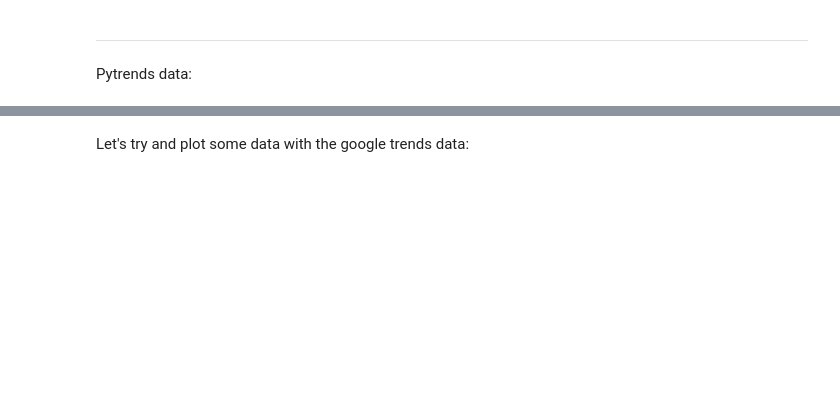
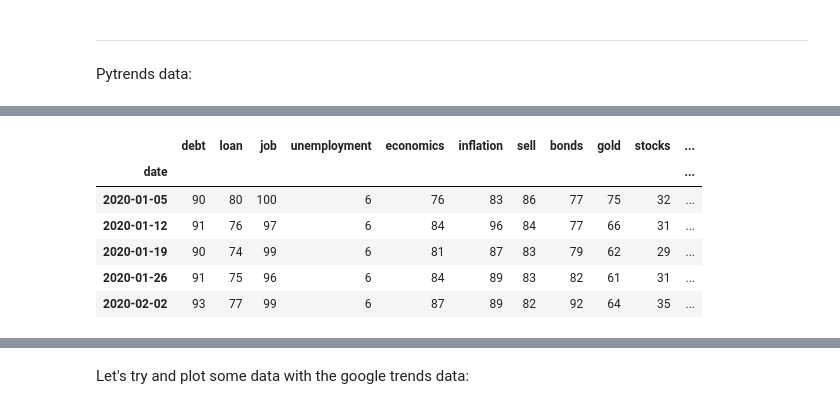
Before and after one commit to epfl-ada/ada-2020-project-milestone-p3-p3_adanas, a Jupyter notebook: creative_extension.ipynb, the cells around one changed output, grey strips where cells are left out. Cells and saved outputs as stored; diff of their text form; code cells hidden in the pictures; blank space fills up the shorter version.

```diff
--- a/creative_extension.ipynb
+++ b/creative_extension.ipynb
@@ -219 +217,11 @@ Execution time in sec.: 1.8151509761810303
+# %%
+g_trends.head()
+# %% [output]
+|  | debt | loan | job | unemployment | economics | inflation | sell | bonds | gold | stocks | ... |
+| date |  |  |  |  |  |  |  |  |  |  | ... |
+| 2020-01-05 | 90 | 80 | 100 | 6 | 76 | 83 | 86 | 77 | 75 | 32 | ... |
+| 2020-01-12 | 91 | 76 | 97 | 6 | 84 | 96 | 84 | 77 | 66 | 31 | ... |
+| 2020-01-19 | 90 | 74 | 99 | 6 | 81 | 87 | 83 | 79 | 62 | 29 | ... |
+| 2020-01-26 | 91 | 75 | 96 | 6 | 84 | 89 | 83 | 82 | 61 | 31 | ... |
+| 2020-02-02 | 93 | 77 | 99 | 6 | 87 | 89 | 82 | 92 | 64 | 35 | ... |
 # %%
```
Also changed, not shown: parts of 6 cells of this notebook.
